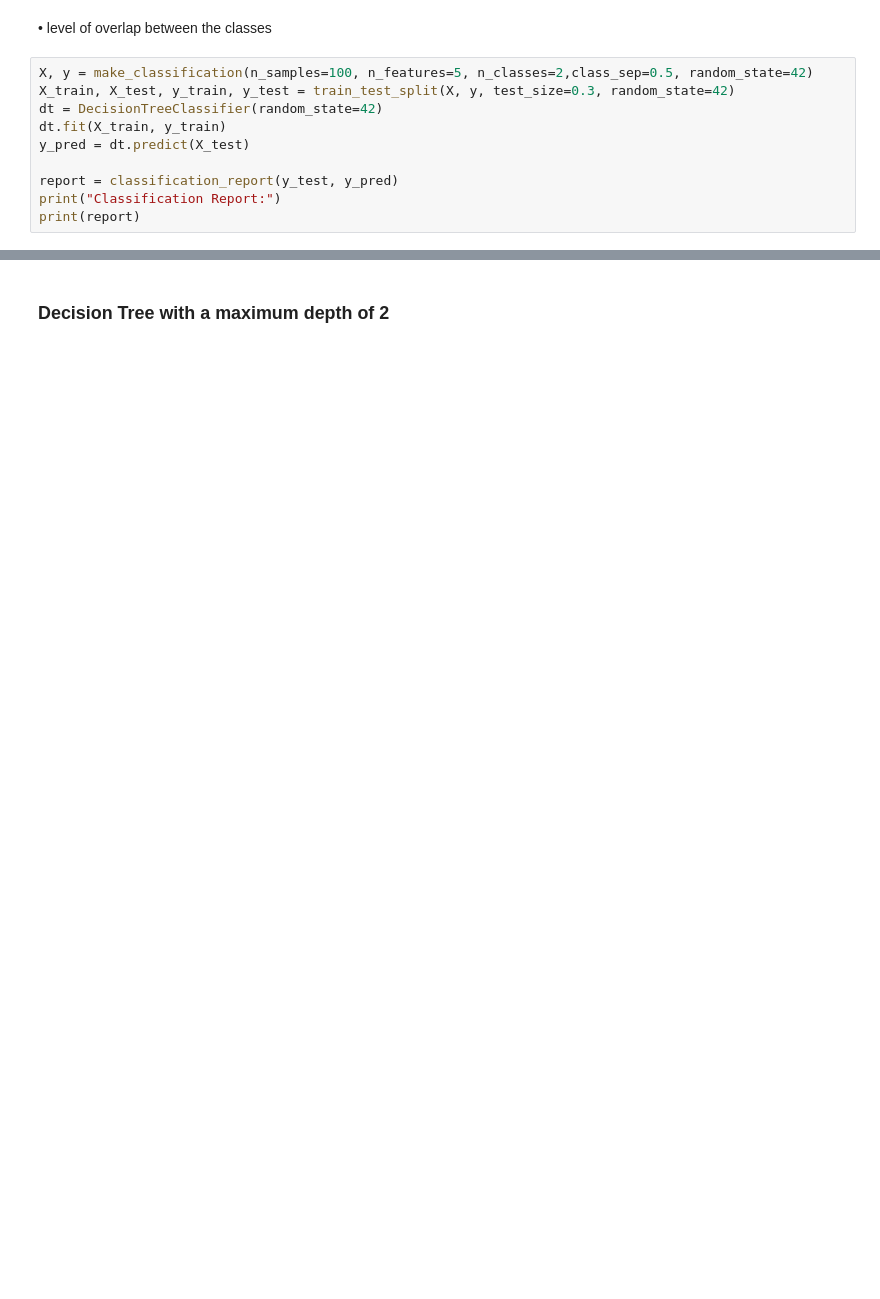
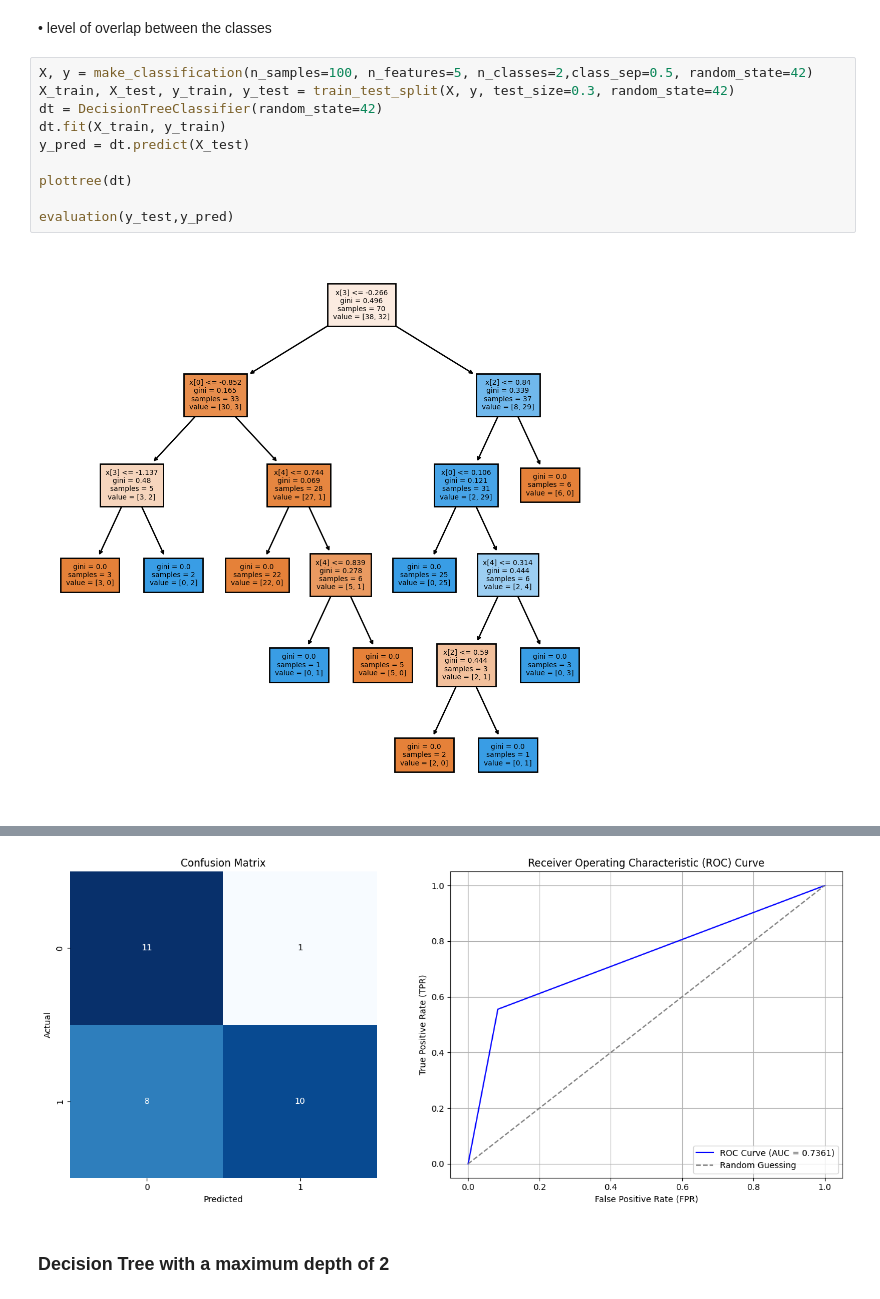
Before and after one commit to ossclaudia/MachineLearning, a Jupyter notebook: projeto.ipynb, the cells around one changed output, grey strips where cells are left out. Cells and saved outputs as stored; diff of their text form; blank space fills up the shorter version.

```diff
--- a/projeto.ipynb
+++ b/projeto.ipynb
@@ -279,11 +274,12 @@ weighted avg       0.83      0.80      0.80        30
 # %%
 X, y = make_classification(n_samples=100, n_features=5, n_classes=2,class_sep=0.5, random_state=42)
 X_train, X_test, y_train, y_test = train_test_split(X, y, test_size=0.3, random_state=42)
 dt = DecisionTreeClassifier(random_state=42)
 dt.fit(X_train, y_train)
 y_pred = dt.predict(X_test)
 
-report = classification_report(y_test, y_pred)
-print("Classification Report:")
-print(report)
+plottree(dt)
+
+evaluation(y_test,y_pred)
 # %% [output]
+[figure, added]
@@ -296,6 +292,7 @@ Classification Report:
     accuracy                           0.70        30
    macro avg       0.74      0.74      0.70        30
 weighted avg       0.78      0.70      0.70        30
+[figure, added]
 # %% [markdown]
 ### Decision Tree with a maximum depth of 2
 # %%
```
Also changed, not shown: parts of 20 cells of this notebook.
